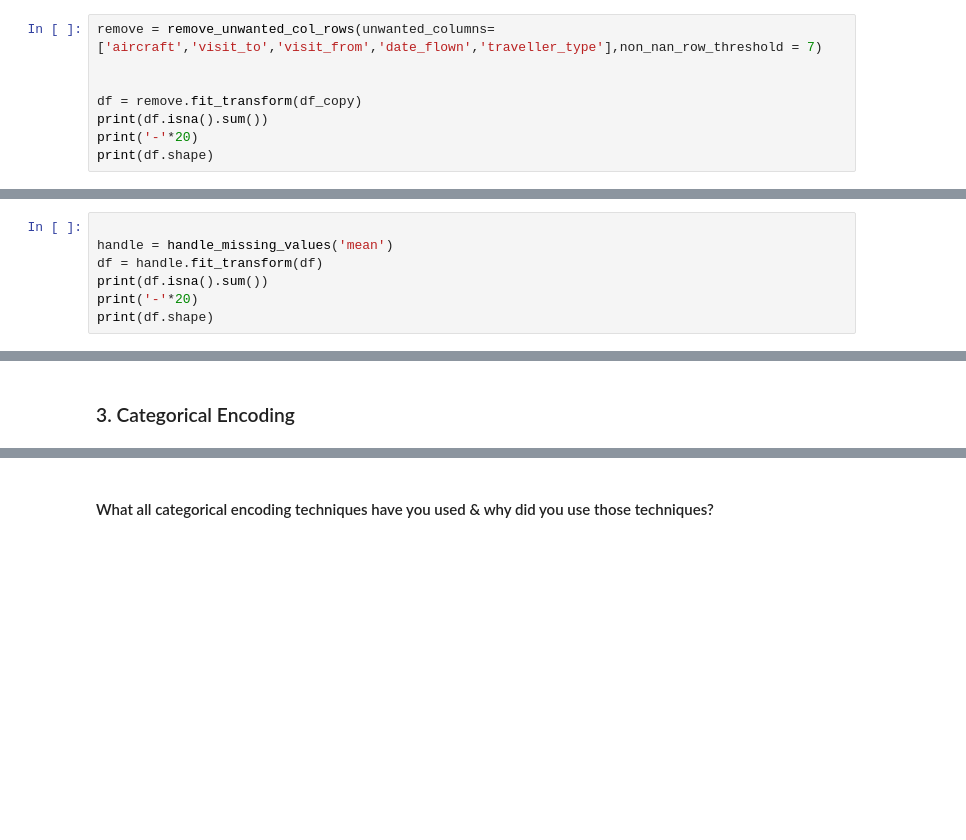
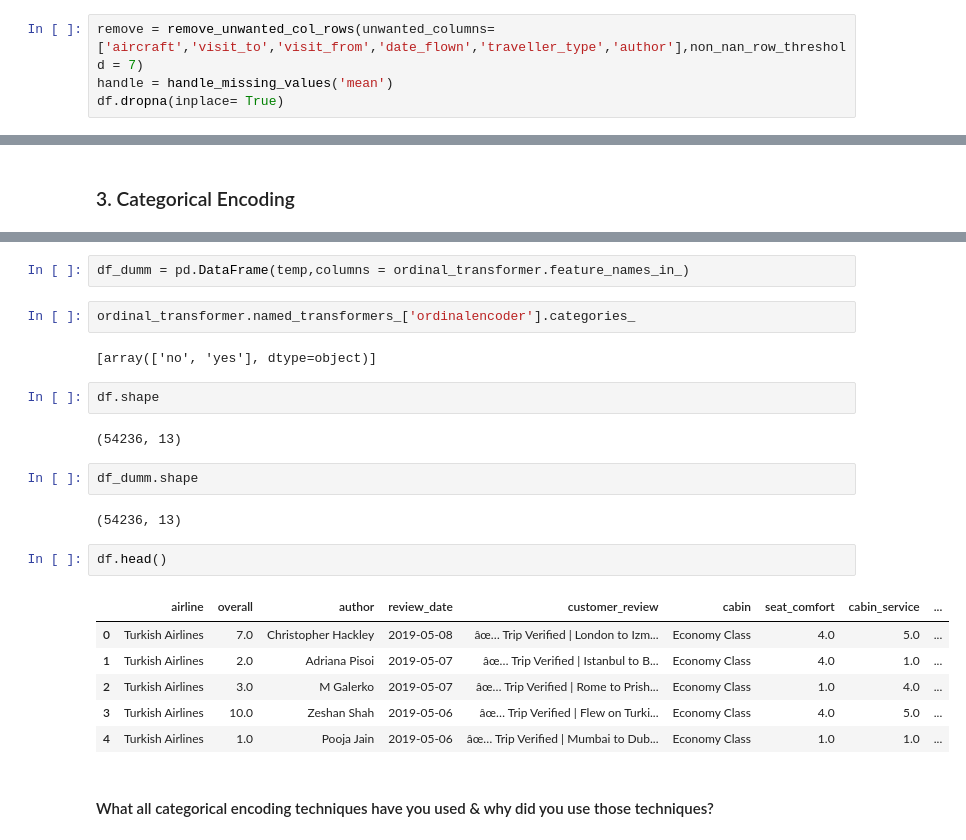
Before and after one commit to balaji-89/Airline_Passenger_Referral_Prediction, a Jupyter notebook: Solution/PassengerReferral.ipynb, the cells around one changed output, grey strips where cells are left out. Saved outputs shown, nothing was run; the diff lists cells and outputs as text; blank space fills up the shorter version.

Commit message:
Working in ordinal Encoding, completed One_hot.

```diff
--- a/Solution/PassengerReferral.ipynb
+++ b/Solution/PassengerReferral.ipynb
@@ -846,9 +839,5 @@ class handle_missing_values(BaseEstimator,TransformerMixin):
         return X
 # %%
-remove = remove_unwanted_col_rows(unwanted_columns=['aircraft','visit_to','visit_from','date_flown','traveller_type'],non_nan_row_threshold = 7)
-
-
-df = remove.fit_transform(df_copy)
-print(df.isna().sum())
-print('-'*20)
-print(df.shape)
+remove = remove_unwanted_col_rows(unwanted_columns=['aircraft','visit_to','visit_from','date_flown','traveller_type','author'],non_nan_row_threshold = 7)
+handle = handle_missing_values('mean')
+df.dropna(inplace= True)
@@ -872,7 +843,0 @@ dtype: int64
-# %%
-
-handle = handle_missing_values('mean')
-df = handle.fit_transform(df)
-print(df.isna().sum())
-print('-'*20)
-print(df.shape)
@@ -912,3 +912,26 @@ Answer Here.
+# %%
+df_dumm = pd.DataFrame(temp,columns = ordinal_transformer.feature_names_in_)
+# %%
+ordinal_transformer.named_transformers_['ordinalencoder'].categories_
+# %% [output]
+[array(['no', 'yes'], dtype=object)]
+# %%
+df.shape
+# %% [output]
+(54236, 13)
+# %%
+df_dumm.shape
+# %% [output]
+(54236, 13)
+# %%
+df.head()
+# %% [output]
+|  | airline | overall | author | review_date | customer_review | cabin | seat_comfort | cabin_service | ... |
+| 0 | Turkish Airlines | 7.0 | Christopher Hackley | 2019-05-08 | âœ… Trip Verified | London to Izm... | Economy Class | 4.0 | 5.0 | ... |
+| 1 | Turkish Airlines | 2.0 | Adriana Pisoi | 2019-05-07 | âœ… Trip Verified | Istanbul to B... | Economy Class | 4.0 | 1.0 | ... |
+| 2 | Turkish Airlines | 3.0 | M Galerko | 2019-05-07 | âœ… Trip Verified | Rome to Prish... | Economy Class | 1.0 | 4.0 | ... |
+| 3 | Turkish Airlines | 10.0 | Zeshan Shah | 2019-05-06 | âœ… Trip Verified | Flew on Turki... | Economy Class | 4.0 | 5.0 | ... |
+| 4 | Turkish Airlines | 1.0 | Pooja Jain | 2019-05-06 | âœ… Trip Verified | Mumbai to Dub... | Economy Class | 1.0 | 1.0 | ... |
 # %% [markdown]
 #### What all categorical encoding techniques have you used & why did you use those techniques?
 # %% [markdown]
```
Also changed, not shown: parts of 17 cells of this notebook.
